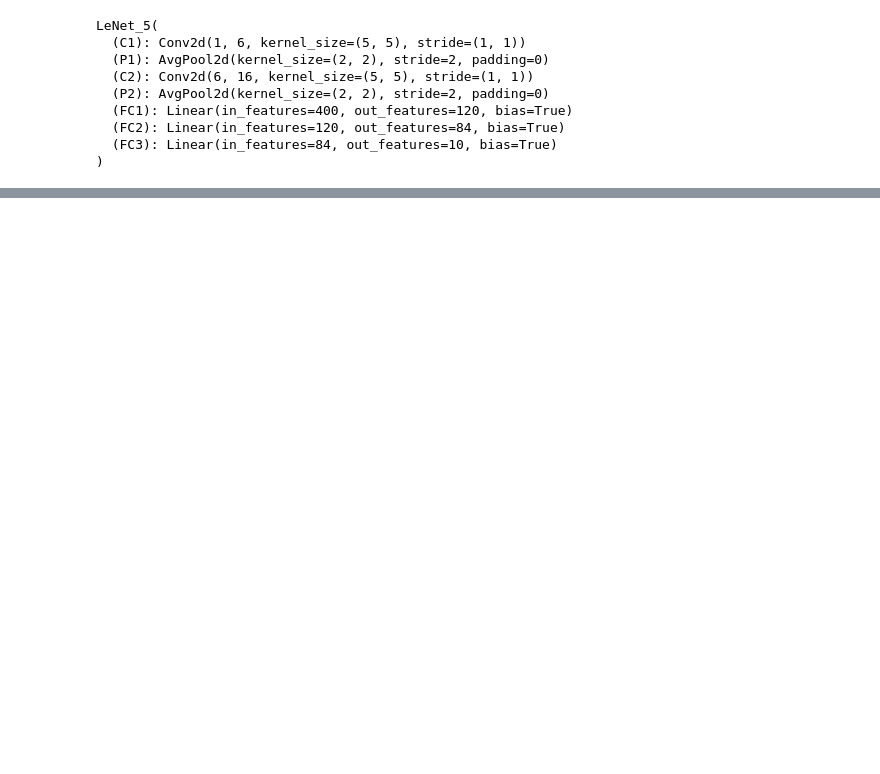
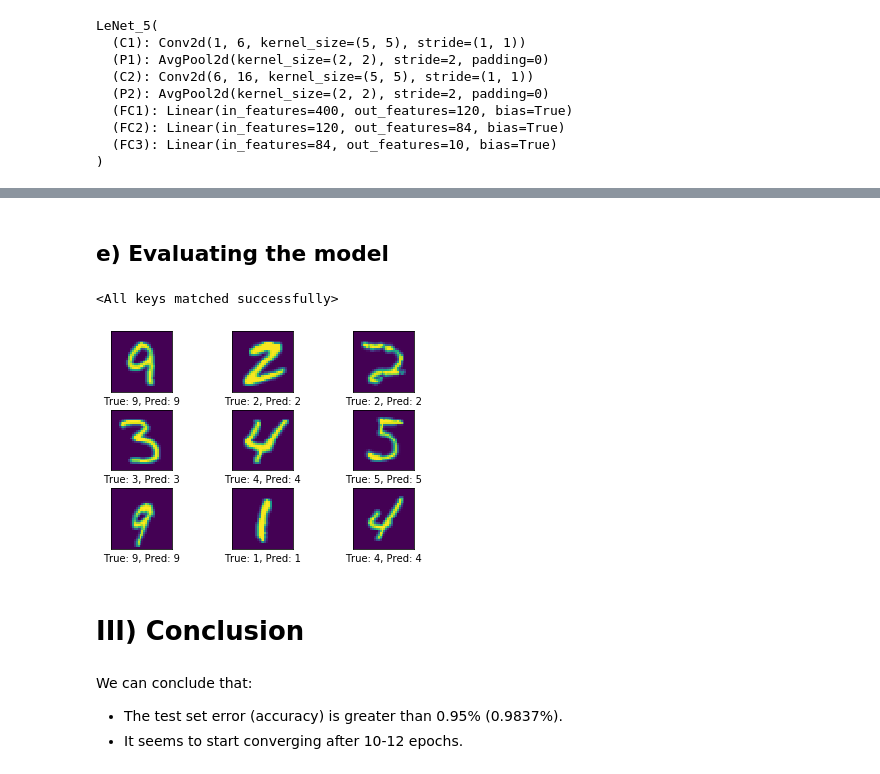
Before and after one commit to 3outeille/Research-Paper-Summary, a Jupyter notebook: src/architecture/lenet-5/pytorch/lenet_5_pytorch.ipynb, the cells around one changed output, grey strips where cells are left out. Saved outputs shown, nothing was run; the diff lists cells and outputs as text; code cells hidden in the pictures; blank space fills up the shorter version.

```diff
--- a/src/architecture/lenet-5/pytorch/lenet_5_pytorch.ipynb
+++ b/src/architecture/lenet-5/pytorch/lenet_5_pytorch.ipynb
@@ -173,14 +175,16 @@ class LeNet_5(nn.Module):
 
 
     def forward(self, x):
-        x = F.tanh(self.C1(x))
+        x = torch.tanh(self.C1(x))
         x = self.P1(x)
-        x = F.tanh(self.C2(x))
+        x = torch.tanh(self.C2(x))
         x = self.P2(x)
         x = x.view(-1, 16*5*5)
-        x = F.tanh(self.FC1(x))
-        x = F.tanh(self.FC2(x))
-        x = F.softmax(self.FC3(x))
+        x = torch.tanh(self.FC1(x))
+        x = torch.tanh(self.FC2(x))
+        # No need to use softmax because it is already called in
+        # nn.CrossEntropyLoss().
+        x = self.FC3(x)
 
         return x
 # %%
@@ -201,0 +266,2 @@ optimizer = optim.SGD(model.parameters(), lr=0.001, momentum=0.9)
+# %% [markdown]
+## e) Evaluating the model
@@ -201,0 +270,23 @@ optimizer = optim.SGD(model.parameters(), lr=0.001, momentum=0.9)
+# %%
+model = LeNet_5()
+# Load the model back.
+model.load_state_dict(torch.load('lenet5_model'))
+# %% [output]
+<All keys matched successfully>
+# %%
+dataiter = iter(test_loader)
+images, labels = dataiter.next()
+predictions = model(images)
+
+_, predicted = torch.max(predictions, 1)
+
+plot_example(images.numpy(), labels.numpy(), predicted.numpy())
+# %% [output]
+[figure, added]
+# %% [markdown]
+# III) Conclusion
+# %% [markdown]
+We can conclude that:
+
+- The test set error (accuracy) is greater than 0.95% (0.9837%).
+- It seems to start converging after 10-12 epochs.
```
Also changed, not shown: parts of 11 cells of this notebook, 2 other files.
